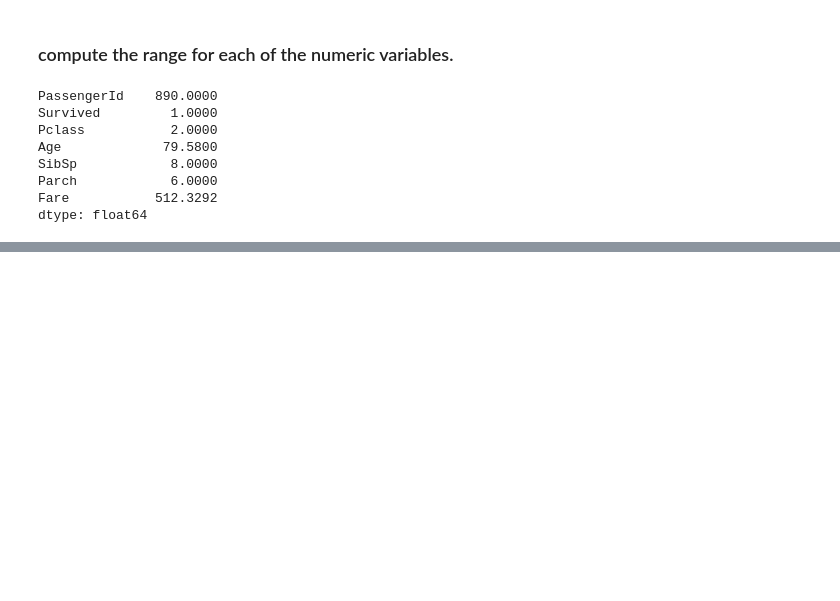
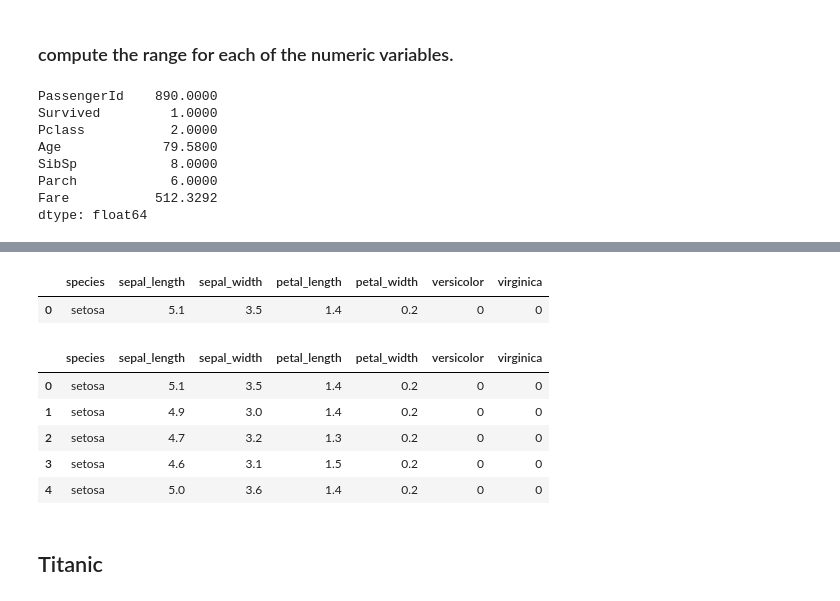
Before and after one commit to markydoug/classification-exercises, a Jupyter notebook: classification_exercises.ipynb, the cells around one changed output, grey strips where cells are left out. Cells and saved outputs as stored; diff of their text form; code cells hidden in the pictures; blank space fills up the shorter version.

Commit message:
add prep_iris

```diff
--- a/classification_exercises.ipynb
+++ b/classification_exercises.ipynb
@@ -200,0 +228,5 @@ dtype: float64
+# %%
+iris_df.drop(columns=['species_id', 'measurement_id'], inplace=True)
+# %%
+iris_df.rename(columns={'species_name':'species'}, inplace=True)
+iris_df.head()
@@ -200,0 +240,3 @@ dtype: float64
+# %%
+dummy_df = pd.get_dummies(iris_df['species'], dummy_na=False, drop_first=True)
+dummy_df.head()
@@ -200,0 +250,26 @@ dtype: float64
+# %%
+iris_df = pd.concat([iris_df, dummy_df], axis=1)
+iris_df.head(1)
+# %% [output]
+|  | species | sepal_length | sepal_width | petal_length | petal_width | versicolor | virginica |
+| 0 | setosa | 5.1 | 3.5 | 1.4 | 0.2 | 0 | 0 |
+# %%
+def prep_iris():
+    df = acquire.get_iris_data()
+    df.drop(columns=['species_id', 'measurement_id'], inplace=True)
+    df.rename(columns={'species_name':'species'}, inplace=True)
+    dummy_df = pd.get_dummies(df['species'], dummy_na=False, drop_first=True)
+    df = pd.concat([df, dummy_df], axis=1)
+
+    return df
+# %%
+prep_iris().head()
+# %% [output]
+|  | species | sepal_length | sepal_width | petal_length | petal_width | versicolor | virginica |
+| 0 | setosa | 5.1 | 3.5 | 1.4 | 0.2 | 0 | 0 |
+| 1 | setosa | 4.9 | 3.0 | 1.4 | 0.2 | 0 | 0 |
+| 2 | setosa | 4.7 | 3.2 | 1.3 | 0.2 | 0 | 0 |
+| 3 | setosa | 4.6 | 3.1 | 1.5 | 0.2 | 0 | 0 |
+| 4 | setosa | 5.0 | 3.6 | 1.4 | 0.2 | 0 | 0 |
+# %% [markdown]
+## Titanic
```
Also changed, not shown: parts of 10 cells of this notebook.
